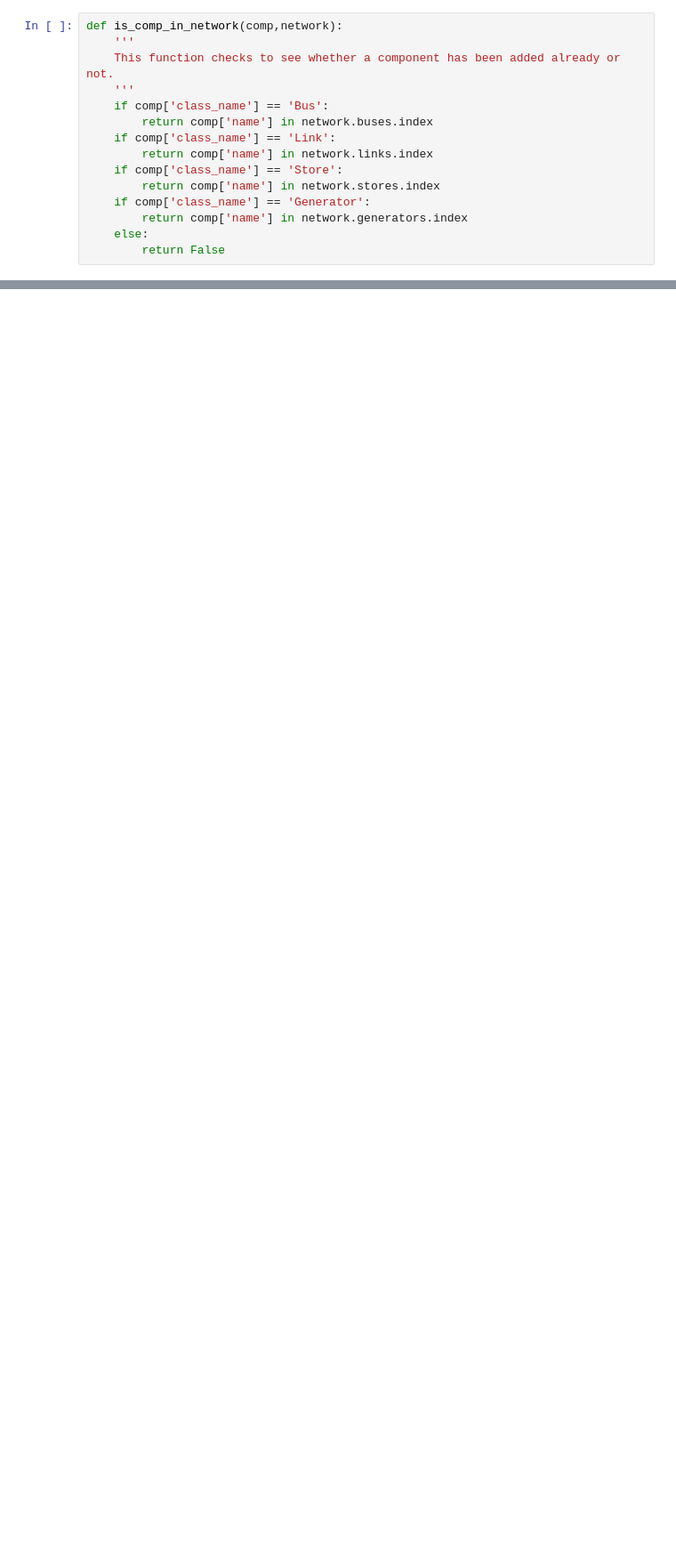
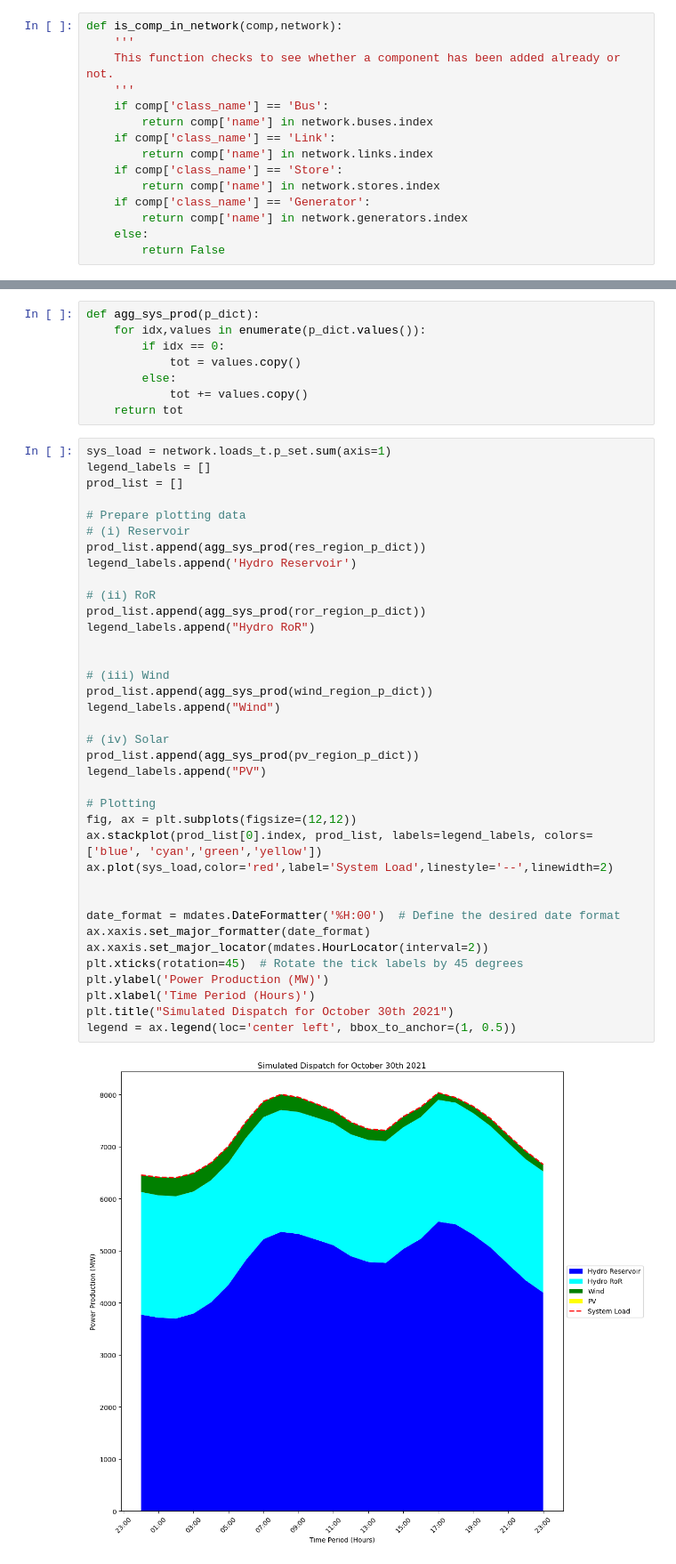
Before and after one commit to DeltaE/PyPSA_BC, a Jupyter notebook: notebooks/playground.ipynb, the cells around one changed output, grey strips where cells are left out. Shown: that part at 89% size. Cells and saved outputs as stored; diff of their text form; blank space fills up the shorter version.

```diff
--- a/notebooks/playground.ipynb
+++ b/notebooks/playground.ipynb
@@ -780,0 +913,47 @@ len(cols)
+# %%
+def agg_sys_prod(p_dict):
+    for idx,values in enumerate(p_dict.values()):
+        if idx == 0:
+            tot = values.copy()
+        else:
+            tot += values.copy()
+    return tot
+# %%
+sys_load = network.loads_t.p_set.sum(axis=1)
+legend_labels = []
+prod_list = []
+
+# Prepare plotting data
+# (i) Reservoir
+prod_list.append(agg_sys_prod(res_region_p_dict))
+legend_labels.append('Hydro Reservoir')
+
+# (ii) RoR
+prod_list.append(agg_sys_prod(ror_region_p_dict))
+legend_labels.append("Hydro RoR")
+
+
+# (iii) Wind
+prod_list.append(agg_sys_prod(wind_region_p_dict))
+legend_labels.append("Wind")
+
+# (iv) Solar
+prod_list.append(agg_sys_prod(pv_region_p_dict))
+legend_labels.append("PV")
+
+# Plotting
+fig, ax = plt.subplots(figsize=(12,12))
+ax.stackplot(prod_list[0].index, prod_list, labels=legend_labels, colors=['blue', 'cyan','green','yellow'])
+ax.plot(sys_load,color='red',label='System Load',linestyle='--',linewidth=2)
+
+
+date_format = mdates.DateFormatter('%H:00')  # Define the desired date format
+ax.xaxis.set_major_formatter(date_format)
+ax.xaxis.set_major_locator(mdates.HourLocator(interval=2))
+plt.xticks(rotation=45)  # Rotate the tick labels by 45 degrees
+plt.ylabel('Power Production (MW)')
+plt.xlabel('Time Period (Hours)')
+plt.title("Simulated Dispatch for October 30th 2021")
+legend = ax.legend(loc='center left', bbox_to_anchor=(1, 0.5))
+# %% [output]
+[figure, added]
```
Also changed, not shown: parts of 62 cells of this notebook, 12 other files.
